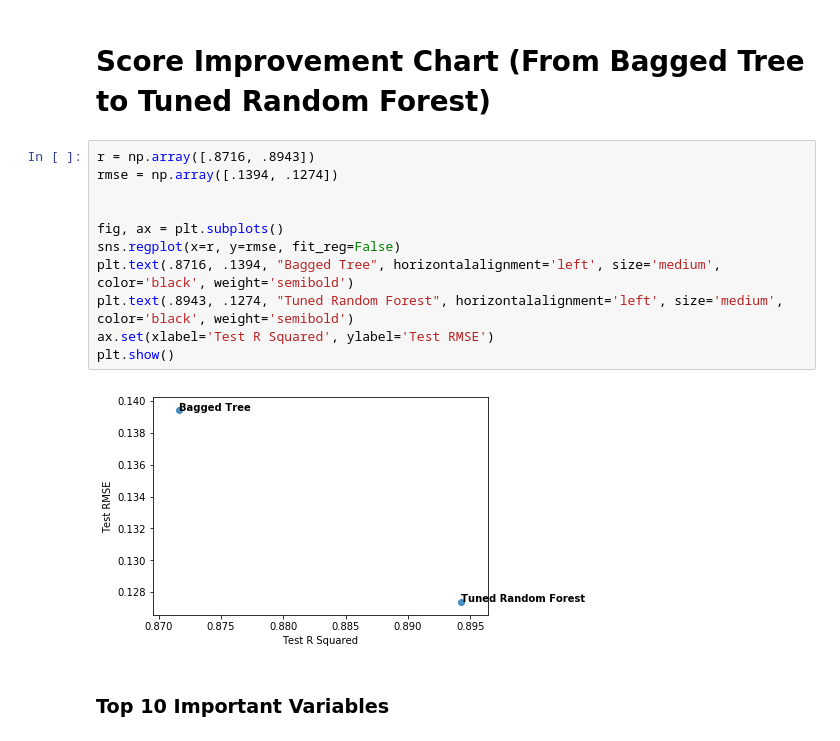
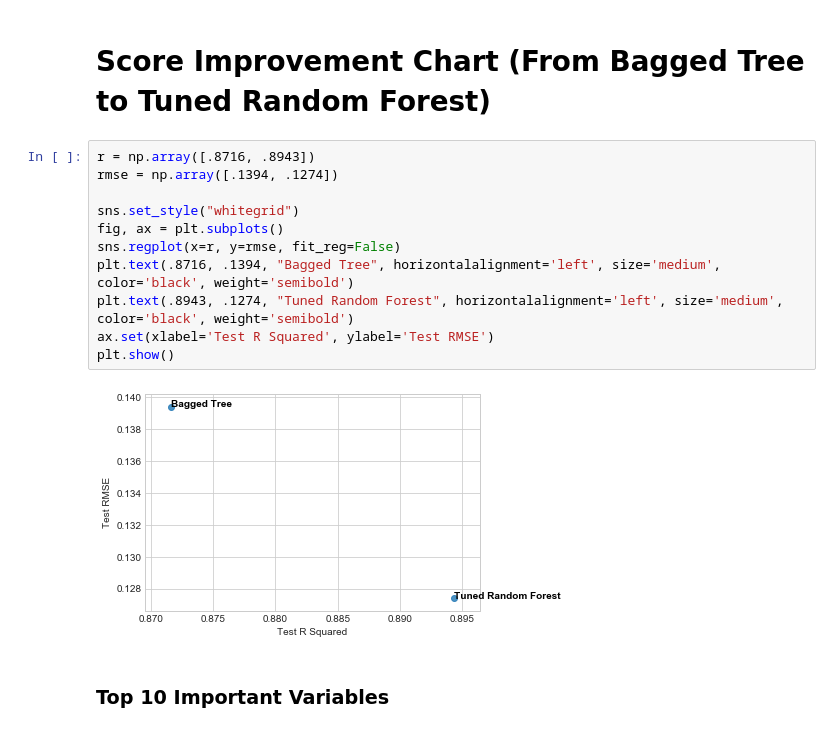
Before and after one commit to reflexiveprophecy/Kaggle_Predict_Ames_Iowa_Housing_Prices, a Jupyter notebook: JAMES! Stack Attack This Random Forest! .ipynb, the cells around one changed output. Drawn from its saved outputs; the diff is of its cells as text.

```diff
--- a/JAMES! Stack Attack This Random Forest! .ipynb
+++ b/JAMES! Stack Attack This Random Forest! .ipynb
@@ -294,16 +294,16 @@ Test RMSE: 0.12744106369555977
 # %%
 r = np.array([.8716, .8943])
 rmse = np.array([.1394, .1274])
 
-
+sns.set_style("whitegrid")
 fig, ax = plt.subplots()
 sns.regplot(x=r, y=rmse, fit_reg=False)
 plt.text(.8716, .1394, "Bagged Tree", horizontalalignment='left', size='medium', color='black', weight='semibold')
 plt.text(.8943, .1274, "Tuned Random Forest", horizontalalignment='left', size='medium', color='black', weight='semibold')
 ax.set(xlabel='Test R Squared', ylabel='Test RMSE')
 plt.show()
 # %% [output]
-[figure, old version]
+[figure, new version]
 # %% [markdown]
 ### Top 10 Important Variables
 # %%
```
Also changed, not shown: parts of 1 cell of this notebook, 3 other files.
